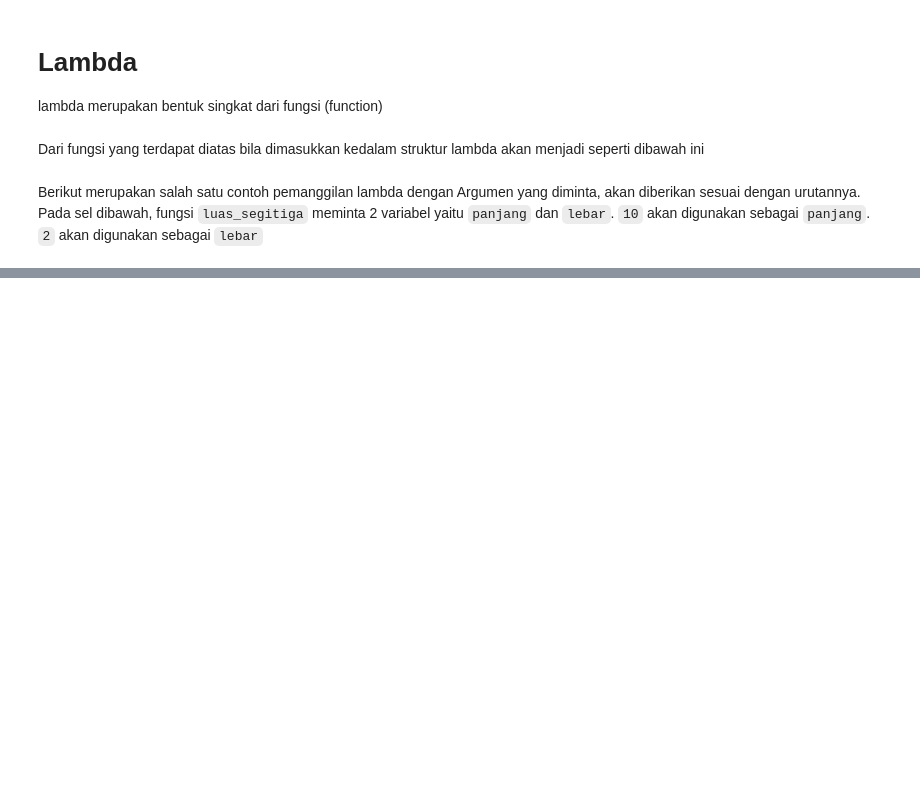
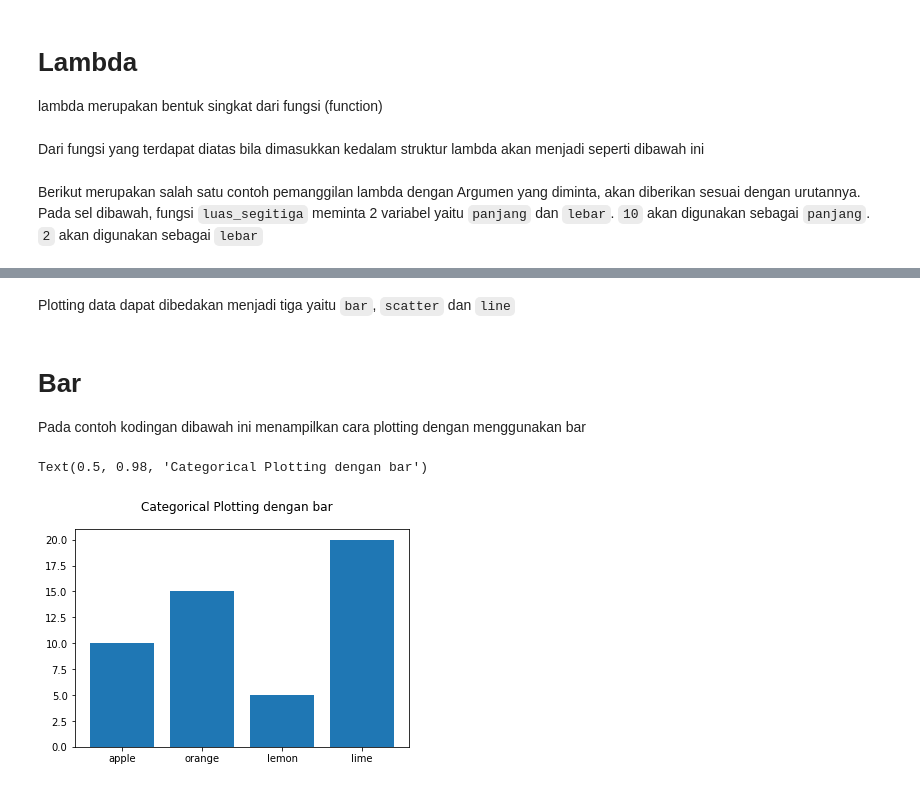
Before and after one commit to SamuelBenedix/WorkshopFKIP, a Jupyter notebook: Day 3 Module.ipynb, the cells around one changed output, grey strips where cells are left out. Cells and saved outputs as stored; diff of their text form; code cells hidden in the pictures; blank space fills up the shorter version.

```diff
--- a/Day 3 Module.ipynb
+++ b/Day 3 Module.ipynb
@@ -487,0 +649,12 @@ Untuk penulisan tipe data tuple, penulisannya diapit dengan tanda (). Dan untuk
+# %% [markdown]
+Plotting data dapat dibedakan menjadi tiga yaitu `bar`, `scatter` dan `line`
+# %% [markdown]
+# Bar
+Pada contoh kodingan dibawah ini menampilkan cara plotting dengan menggunakan bar
+# %%
+fig, axs = plt.subplots()
+axs.bar(names, values)
+fig.suptitle('Categorical Plotting dengan bar')
+# %% [output]
+Text(0.5, 0.98, 'Categorical Plotting dengan bar')
+[figure, added]
```
Also changed, not shown: parts of 48 cells of this notebook.
